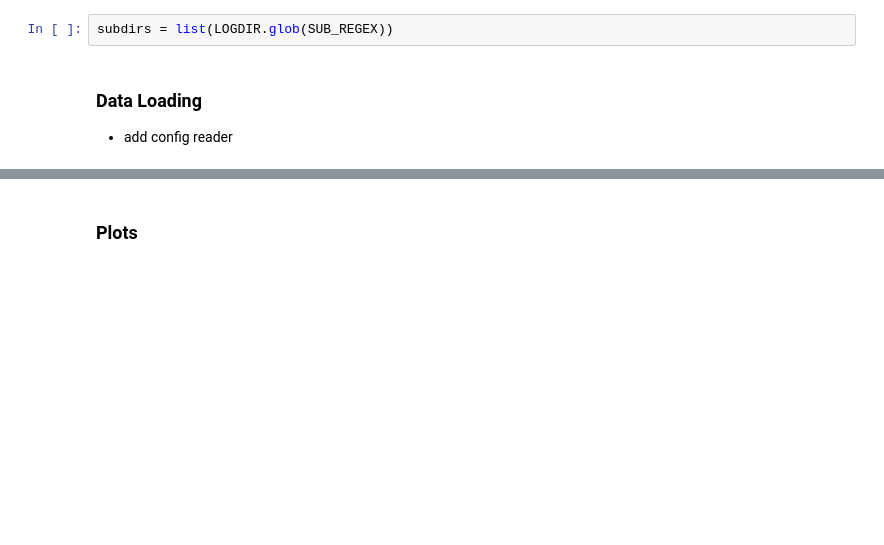
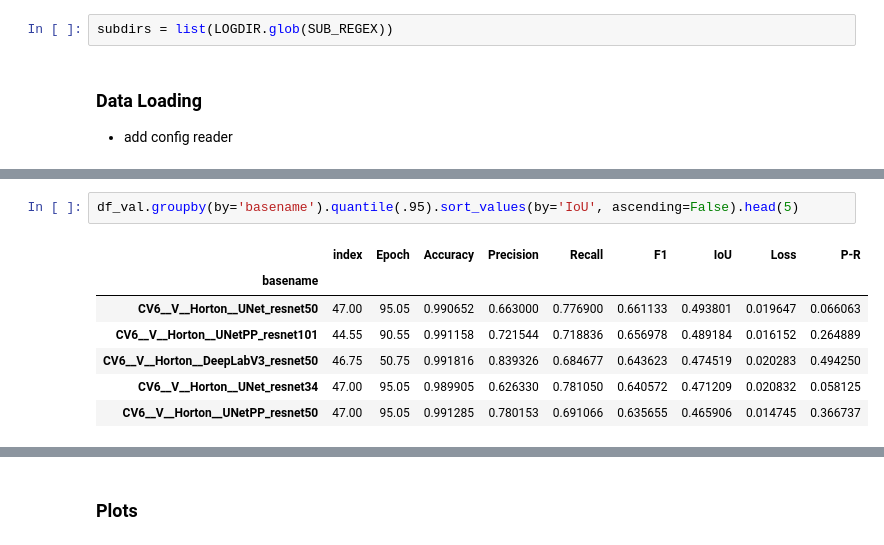
Before and after one commit to initze/thaw-slump-segmentation, a Jupyter notebook: compare_model_outputs.ipynb, the cells around one changed output, grey strips where cells are left out. Cells and saved outputs as stored; diff of their text form; blank space fills up the shorter version.

```diff
--- a/compare_model_outputs.ipynb
+++ b/compare_model_outputs.ipynb
@@ -93,0 +104,10 @@ df_val = pd.concat(df_list_v).reset_index()
+# %%
+df_val.groupby(by='basename').quantile(.95).sort_values(by='IoU', ascending=False).head(5)
+# %% [output]
+|  | index | Epoch | Accuracy | Precision | Recall | F1 | IoU | Loss | P-R |
+| basename |  |  |  |  |  |  |  |  |  |
+| CV6__V__Horton__UNet_resnet50 | 47.00 | 95.05 | 0.990652 | 0.663000 | 0.776900 | 0.661133 | 0.493801 | 0.019647 | 0.066063 |
+| CV6__V__Horton__UNetPP_resnet101 | 44.55 | 90.55 | 0.991158 | 0.721544 | 0.718836 | 0.656978 | 0.489184 | 0.016152 | 0.264889 |
+| CV6__V__Horton__DeepLabV3_resnet50 | 46.75 | 50.75 | 0.991816 | 0.839326 | 0.684677 | 0.643623 | 0.474519 | 0.020283 | 0.494250 |
+| CV6__V__Horton__UNet_resnet34 | 47.00 | 95.05 | 0.989905 | 0.626330 | 0.781050 | 0.640572 | 0.471209 | 0.020832 | 0.058125 |
+| CV6__V__Horton__UNetPP_resnet50 | 47.00 | 95.05 | 0.991285 | 0.780153 | 0.691066 | 0.635655 | 0.465906 | 0.014745 | 0.366737 |
```
Also changed, not shown: parts of 21 cells of this notebook.
